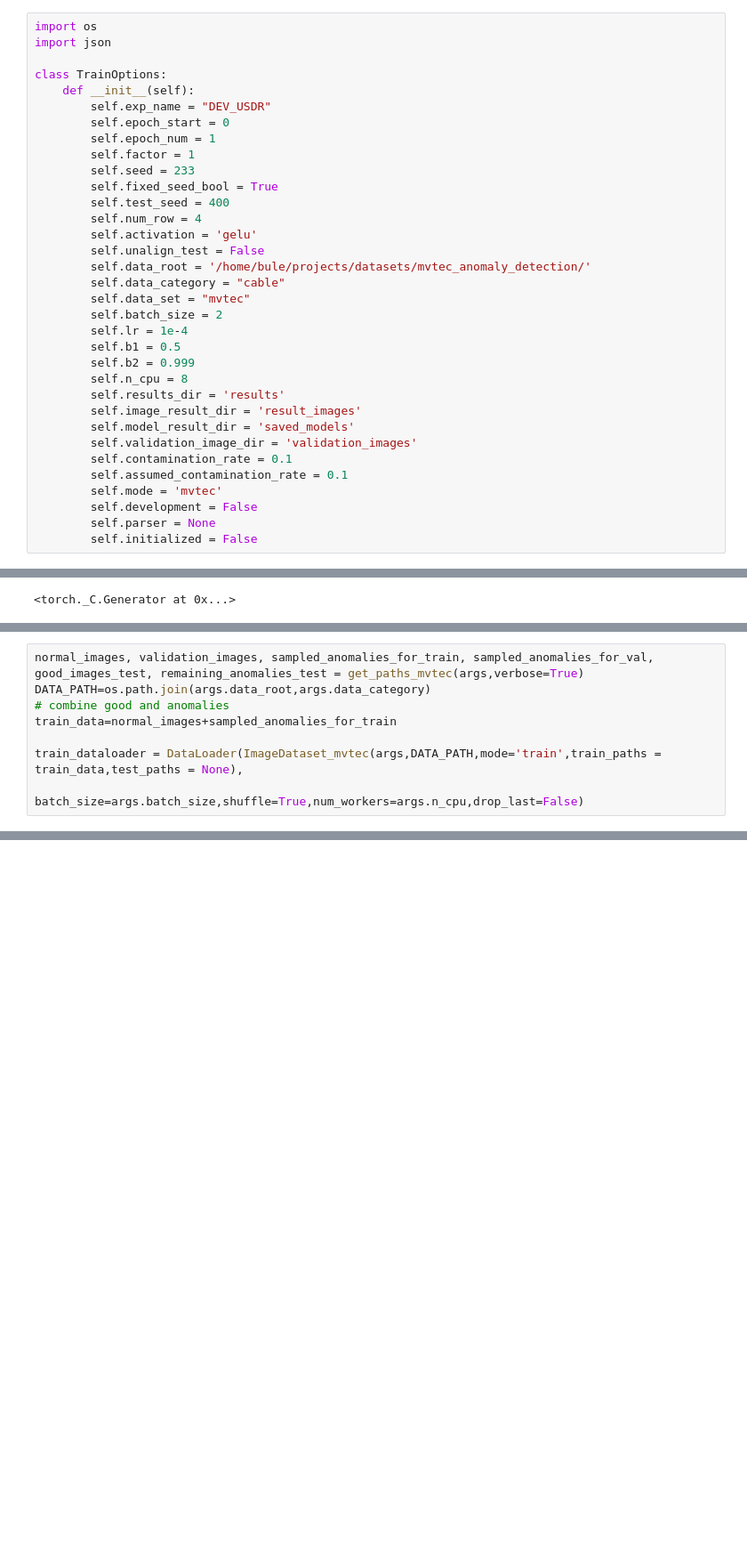
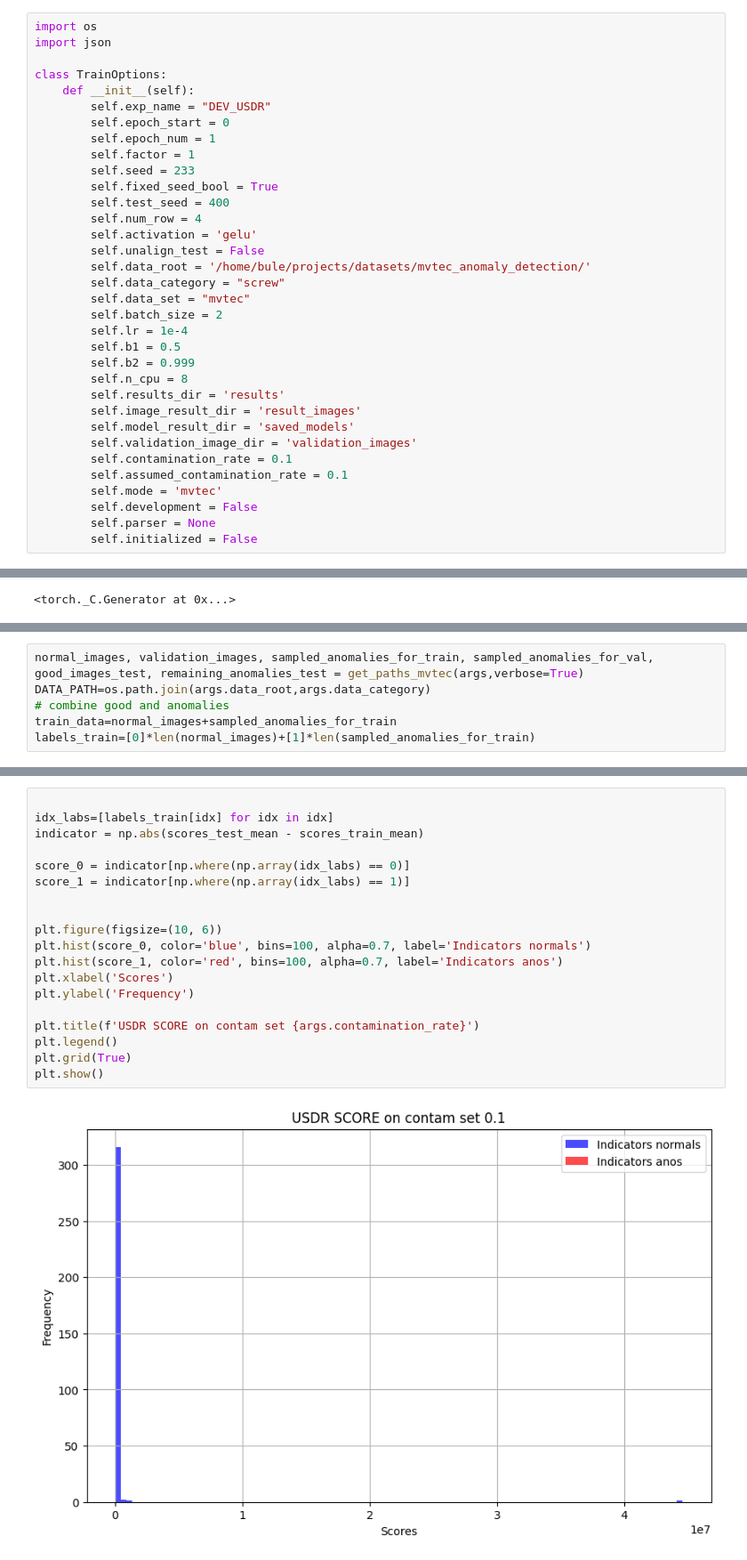
Before and after one commit to buehlpa/UTRAD, a Jupyter notebook: dev_usdr.ipynb, the cells around one changed output, grey strips where cells are left out. Shown at 89% size. Drawn from its saved outputs; the diff is of its cells as text; blank space fills up the shorter version.

Commit message:
exp on usdr scores

```diff
--- a/dev_usdr.ipynb
+++ b/dev_usdr.ipynb
@@ -41,7 +41,7 @@ class TrainOptions:
         self.activation = 'gelu'
         self.unalign_test = False
         self.data_root = '/home/bule/projects/datasets/mvtec_anomaly_detection/'
-        self.data_category = "cable"
+        self.data_category = "screw"
         self.data_set = "mvtec"
         self.batch_size = 2
         self.lr = 1e-4
@@ -80,7 +82,5 @@ normal_images, validation_images, sampled_anomalies_for_train, sampled_anomalies
 DATA_PATH=os.path.join(args.data_root,args.data_category)
 # combine good and anomalies
 train_data=normal_images+sampled_anomalies_for_train
-
-train_dataloader = DataLoader(ImageDataset_mvtec(args,DATA_PATH,mode='train',train_paths = train_data,test_paths = None),
-                                                batch_size=args.batch_size,shuffle=True,num_workers=args.n_cpu,drop_last=False)
+labels_train=[0]*len(normal_images)+[1]*len(sampled_anomalies_for_train)
 # %% [output]
@@ -497,0 +338,21 @@ def USDR(data, holdout_data, ADtrainer, ADmodel, net, loss, logger, config):
+# %%
+
+idx_labs=[labels_train[idx] for idx in idx]
+indicator = np.abs(scores_test_mean - scores_train_mean)
+
+score_0 = indicator[np.where(np.array(idx_labs) == 0)]
+score_1 = indicator[np.where(np.array(idx_labs) == 1)]
+
+
+plt.figure(figsize=(10, 6))
+plt.hist(score_0, color='blue', bins=100, alpha=0.7, label='Indicators normals')
+plt.hist(score_1, color='red', bins=100, alpha=0.7, label='Indicators anos')
+plt.xlabel('Scores')
+plt.ylabel('Frequency')
+
+plt.title(f'USDR SCORE on contam set {args.contamination_rate}')
+plt.legend()
+plt.grid(True)
+plt.show()
+# %% [output]
+[figure, added]
```
Also changed, not shown: parts of 7 cells of this notebook, 1 other file.
